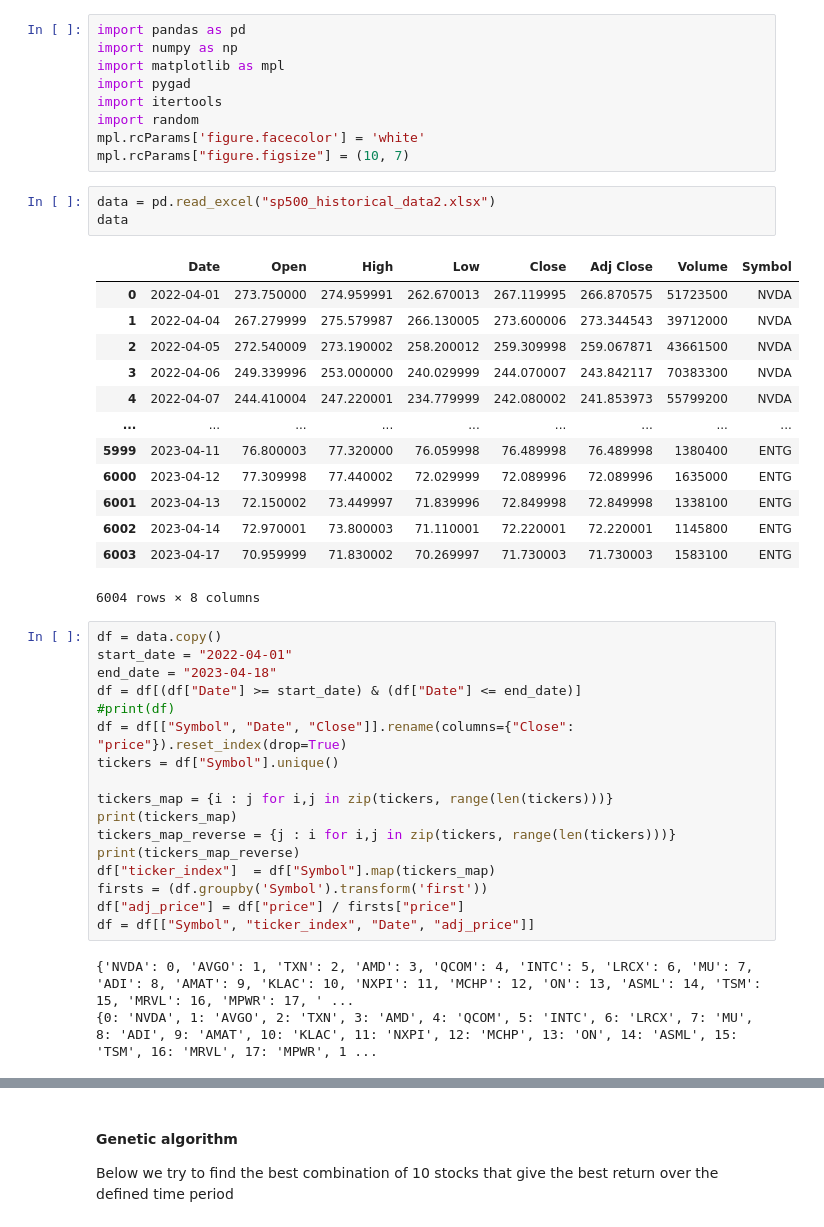
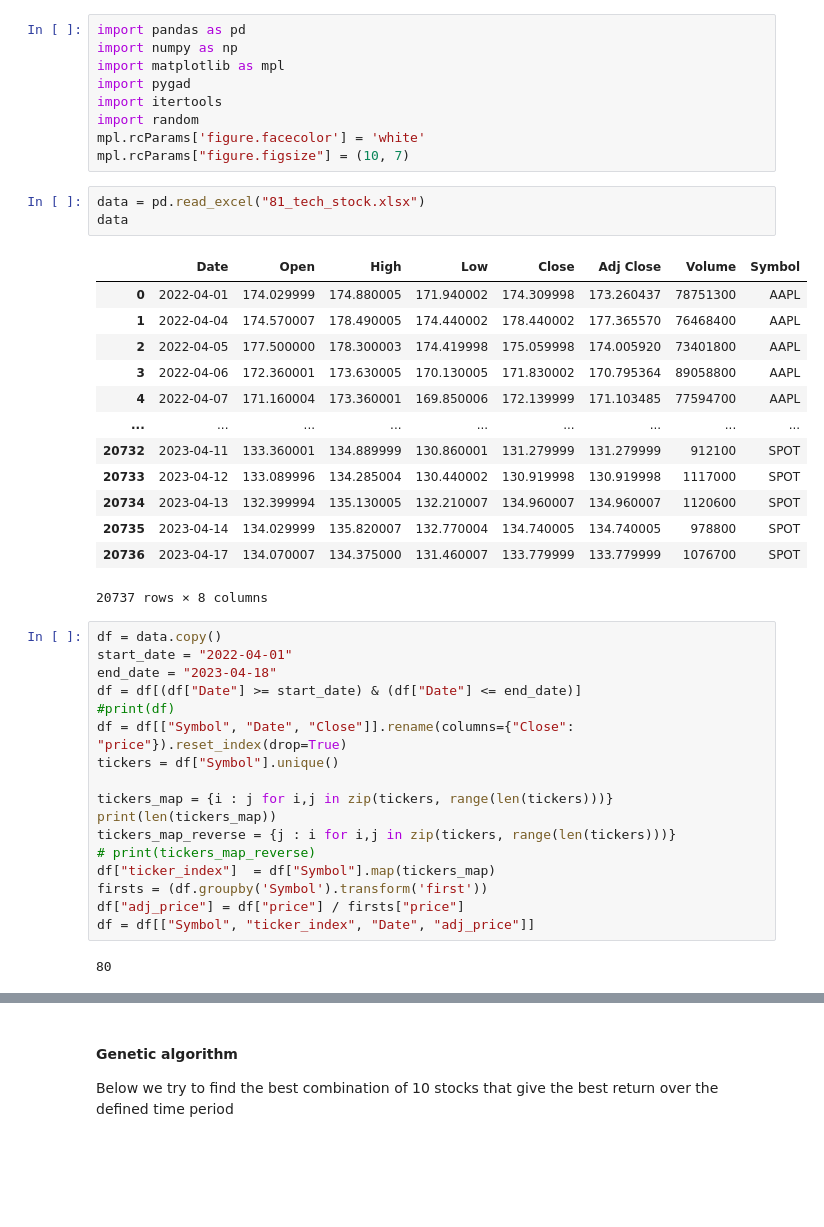
Before and after one commit to patricklau12/GA_Stock, a Jupyter notebook: find_portfolio.ipynb, the cells around one changed output, grey strips where cells are left out. Drawn from its saved outputs; the diff is of its cells as text; blank space fills up the shorter version.

```diff
--- a/find_portfolio.ipynb
+++ b/find_portfolio.ipynb
@@ -8,22 +8,22 @@ import random
 mpl.rcParams['figure.facecolor'] = 'white'
 mpl.rcParams["figure.figsize"] = (10, 7)
 # %%
-data = pd.read_excel("sp500_historical_data2.xlsx")
+data = pd.read_excel("81_tech_stock.xlsx")
 data
 # %% [output]
 |  | Date | Open | High | Low | Close | Adj Close | Volume | Symbol |
-| 0 | 2022-04-01 | 273.750000 | 274.959991 | 262.670013 | 267.119995 | 266.870575 | 51723500 | NVDA |
-| 1 | 2022-04-04 | 267.279999 | 275.579987 | 266.130005 | 273.600006 | 273.344543 | 39712000 | NVDA |
-| 2 | 2022-04-05 | 272.540009 | 273.190002 | 258.200012 | 259.309998 | 259.067871 | 43661500 | NVDA |
-| 3 | 2022-04-06 | 249.339996 | 253.000000 | 240.029999 | 244.070007 | 243.842117 | 70383300 | NVDA |
-| 4 | 2022-04-07 | 244.410004 | 247.220001 | 234.779999 | 242.080002 | 241.853973 | 55799200 | NVDA |
+| 0 | 2022-04-01 | 174.029999 | 174.880005 | 171.940002 | 174.309998 | 173.260437 | 78751300 | AAPL |
+| 1 | 2022-04-04 | 174.570007 | 178.490005 | 174.440002 | 178.440002 | 177.365570 | 76468400 | AAPL |
+| 2 | 2022-04-05 | 177.500000 | 178.300003 | 174.419998 | 175.059998 | 174.005920 | 73401800 | AAPL |
+| 3 | 2022-04-06 | 172.360001 | 173.630005 | 170.130005 | 171.830002 | 170.795364 | 89058800 | AAPL |
+| 4 | 2022-04-07 | 171.160004 | 173.360001 | 169.850006 | 172.139999 | 171.103485 | 77594700 | AAPL |
 | ... | ... | ... | ... | ... | ... | ... | ... | ... |
-| 5999 | 2023-04-11 | 76.800003 | 77.320000 | 76.059998 | 76.489998 | 76.489998 | 1380400 | ENTG |
-| 6000 | 2023-04-12 | 77.309998 | 77.440002 | 72.029999 | 72.089996 | 72.089996 | 1635000 | ENTG |
-| 6001 | 2023-04-13 | 72.150002 | 73.449997 | 71.839996 | 72.849998 | 72.849998 | 1338100 | ENTG |
-| 6002 | 2023-04-14 | 72.970001 | 73.800003 | 71.110001 | 72.220001 | 72.220001 | 1145800 | ENTG |
-| 6003 | 2023-04-17 | 70.959999 | 71.830002 | 70.269997 | 71.730003 | 71.730003 | 1583100 | ENTG |
+| 20732 | 2023-04-11 | 133.360001 | 134.889999 | 130.860001 | 131.279999 | 131.279999 | 912100 | SPOT |
+| 20733 | 2023-04-12 | 133.089996 | 134.285004 | 130.440002 | 130.919998 | 130.919998 | 1117000 | SPOT |
+| 20734 | 2023-04-13 | 132.399994 | 135.130005 | 132.210007 | 134.960007 | 134.960007 | 1120600 | SPOT |
+| 20735 | 2023-04-14 | 134.029999 | 135.820007 | 132.770004 | 134.740005 | 134.740005 | 978800 | SPOT |
+| 20736 | 2023-04-17 | 134.070007 | 134.375000 | 131.460007 | 133.779999 | 133.779999 | 1076700 | SPOT |
-6004 rows × 8 columns
+20737 rows × 8 columns
 # %%
 df = data.copy()
 start_date = "2022-04-01"
@@ -34,16 +34,15 @@ df = df[["Symbol", "Date", "Close"]].rename(columns={"Close": "price"}).reset_in
 tickers = df["Symbol"].unique()
 
 tickers_map = {i : j for i,j in zip(tickers, range(len(tickers)))}
-print(tickers_map)
+print(len(tickers_map))
 tickers_map_reverse = {j : i for i,j in zip(tickers, range(len(tickers)))}
-print(tickers_map_reverse)
+# print(tickers_map_reverse)
 df["ticker_index"]  = df["Symbol"].map(tickers_map)
 firsts = (df.groupby('Symbol').transform('first'))
 df["adj_price"] = df["price"] / firsts["price"]
 df = df[["Symbol", "ticker_index", "Date", "adj_price"]]
 # %% [output]
-{'NVDA': 0, 'AVGO': 1, 'TXN': 2, 'AMD': 3, 'QCOM': 4, 'INTC': 5, 'LRCX': 6, 'MU': 7, 'ADI': 8, 'AMAT': 9, 'KLAC': 10, 'NXPI': 11, 'MCHP': 12, 'ON': 13, 'ASML': 14, 'TSM': 15, 'MRVL': 16, 'MPWR': 17, ' ...
-{0: 'NVDA', 1: 'AVGO', 2: 'TXN', 3: 'AMD', 4: 'QCOM', 5: 'INTC', 6: 'LRCX', 7: 'MU', 8: 'ADI', 9: 'AMAT', 10: 'KLAC', 11: 'NXPI', 12: 'MCHP', 13: 'ON', 14: 'ASML', 15: 'TSM', 16: 'MRVL', 17: 'MPWR', 1 ...
+80
 # %%
 df.groupby("Symbol").count().sort_values("Date")
 # %% [output]
```
Also changed, not shown: parts of 8 cells of this notebook, 18 other files.
